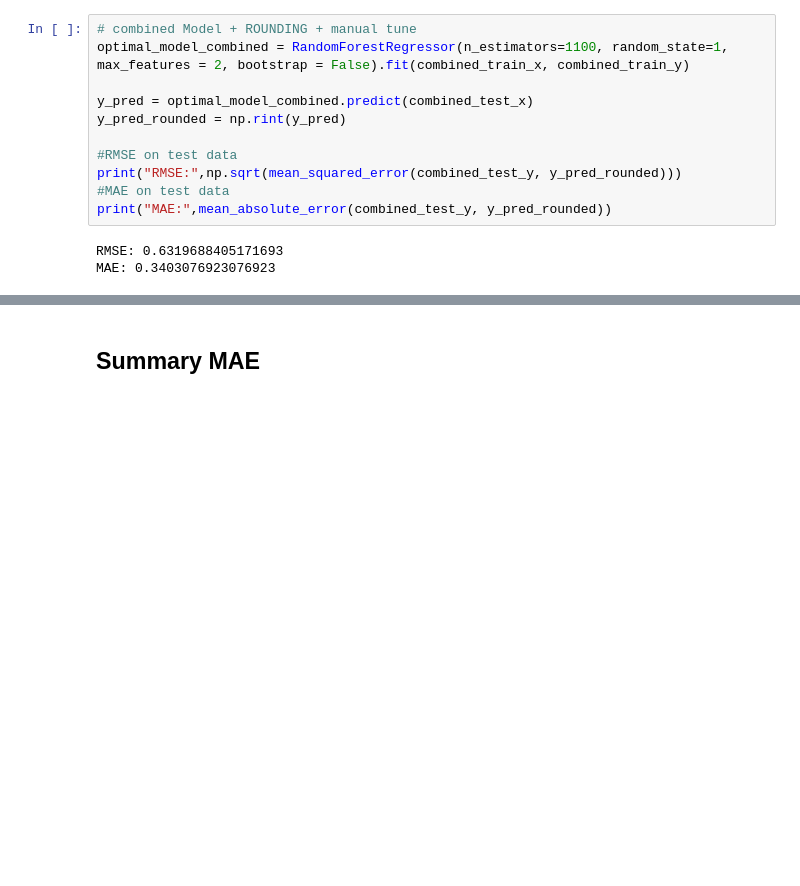
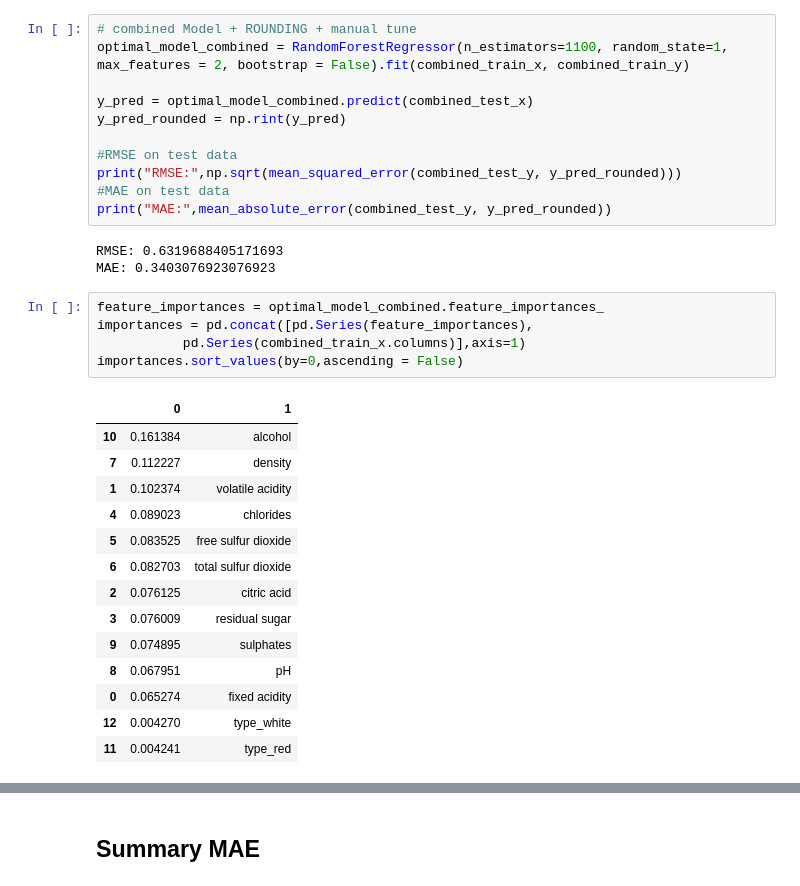
Before and after one commit to cndywu/TheYelpers2, a Jupyter notebook: Sabrina_model.ipynb, the cells around one changed output, grey strips where cells are left out. Cells and saved outputs as stored; diff of their text form; blank space fills up the shorter version.

Commit message:
Trying new combined

```diff
--- a/Sabrina_model.ipynb
+++ b/Sabrina_model.ipynb
@@ -338,5 +338,25 @@ print("MAE:",mean_absolute_error(combined_test_y, y_pred_rounded))
 # %% [output]
 RMSE: 0.6319688405171693
 MAE: 0.3403076923076923
+# %%
+feature_importances = optimal_model_combined.feature_importances_
+importances = pd.concat([pd.Series(feature_importances),
+           pd.Series(combined_train_x.columns)],axis=1)
+importances.sort_values(by=0,ascending = False)
+# %% [output]
+|  | 0 | 1 |
+| 10 | 0.161384 | alcohol |
+| 7 | 0.112227 | density |
+| 1 | 0.102374 | volatile acidity |
+| 4 | 0.089023 | chlorides |
+| 5 | 0.083525 | free sulfur dioxide |
+| 6 | 0.082703 | total sulfur dioxide |
+| 2 | 0.076125 | citric acid |
+| 3 | 0.076009 | residual sugar |
+| 9 | 0.074895 | sulphates |
+| 8 | 0.067951 | pH |
+| 0 | 0.065274 | fixed acidity |
+| 12 | 0.004270 | type_white |
+| 11 | 0.004241 | type_red |
 # %%
 pred_vs_acc = pd.concat([(pd.DataFrame(y_pred_rounded, columns=["pred_y_rounded"])), combined_test_y], axis = 1)
```
Also changed, not shown: parts of 4 cells of this notebook.
